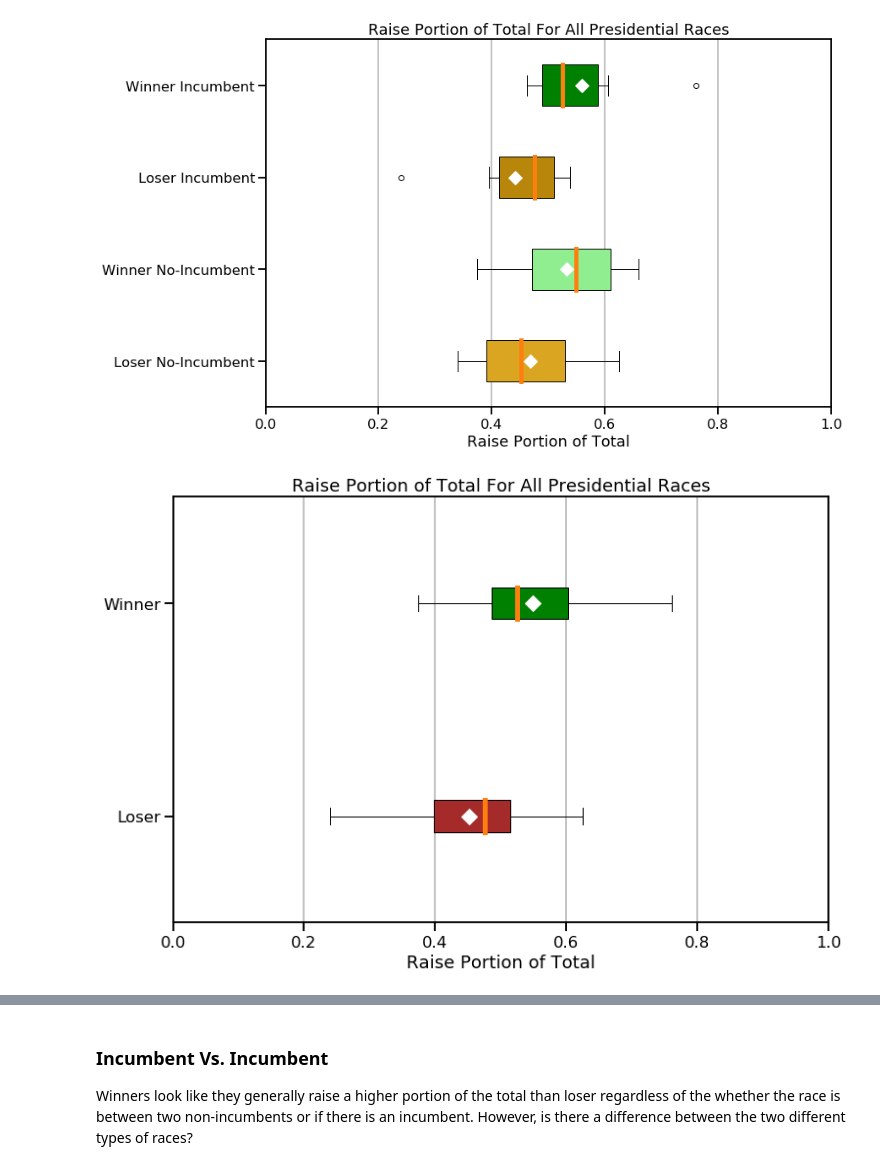
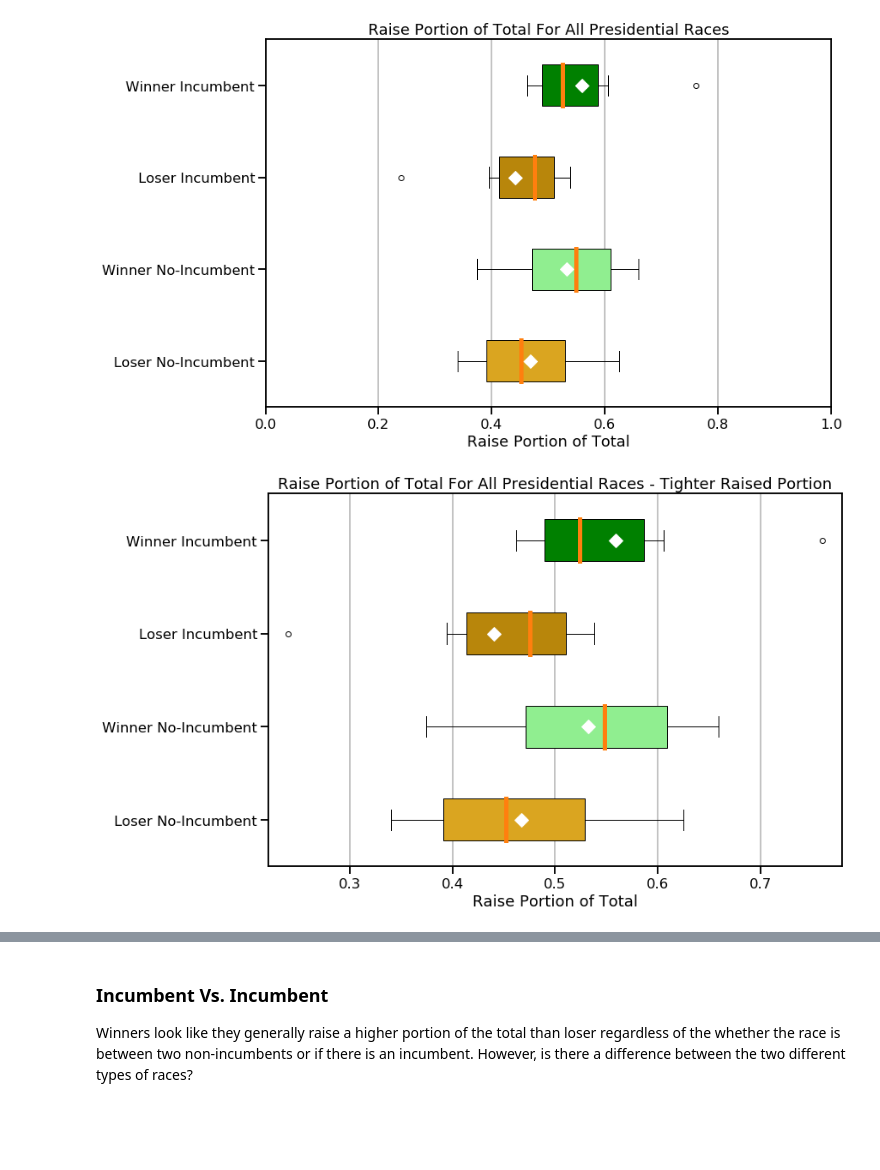
Before and after one commit to MichaelSzczepaniak/CampaignFinance, a Jupyter notebook: ExploreCampaignFinance.ipynb, the cells around one changed output, grey strips where cells are left out. Drawn from its saved outputs; the diff is of its cells as text; code cells hidden in the pictures; blank space fills up the shorter version.

```diff
--- a/ExploreCampaignFinance.ipynb
+++ b/ExploreCampaignFinance.ipynb
@@ -977,29 +951,30 @@ ax.set_axisbelow(True)
 # %%
 fig, ax = plt.subplots(figsize=(12,8))
 
 meanpointprops = dict(marker='D', markersize=12,
                       markeredgecolor='white',
                       markerfacecolor='white')
 medianprops = dict(linewidth = 5)
 
-box = ax.boxplot([won_0['RaisedPortion'], won_1['RaisedPortion']],
+box = ax.boxplot([no_inc_won_0['RaisedPortion'], no_inc_won_1['RaisedPortion'],
+                  inc_won_0['RaisedPortion'], inc_won_1['RaisedPortion']],
                  vert=False,
                  patch_artist=True,  # fill with color
                  showmeans = True,
-                 labels=['Loser', 'Winner'],
+                 labels=['Loser No-Incumbent', 'Winner No-Incumbent',
+                         'Loser Incumbent', 'Winner Incumbent'],
                  medianprops=medianprops,
                  meanprops=meanpointprops)
-
-box['boxes'][0].set_facecolor('brown')
-box['boxes'][1].set_facecolor('green')
+# named colors: https://matplotlib.org/3.1.0/gallery/color/named_colors.html
+box['boxes'][0].set_facecolor('goldenrod')
+box['boxes'][1].set_facecolor('lightgreen')
+box['boxes'][2].set_facecolor('darkgoldenrod')
+box['boxes'][3].set_facecolor('green')
 
 ax.set_xlabel('Raise Portion of Total')
-ax.set_xlim([0, 1])
-ax.set_title('Raise Portion of Total For All Presidential Races')
+ax.set_xlim([0.22, 0.78])
+ax.set_title('Raise Portion of Total For All Presidential Races - Tighter Raised Portion')
 ax.grid(axis='x')
 ax.set_axisbelow(True)
-
-
-plt.show()
 # %% [output]
-[figure, old version]
+[figure, new version]
```
Also changed, not shown: parts of 12 cells of this notebook.
